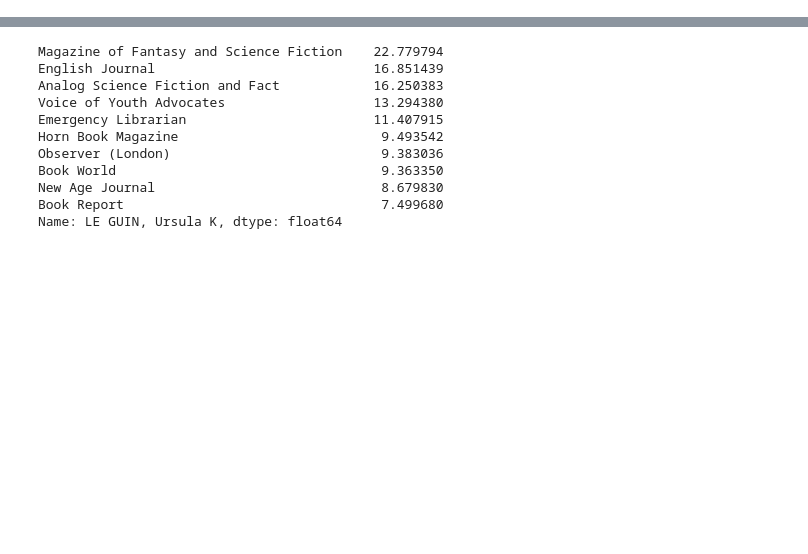
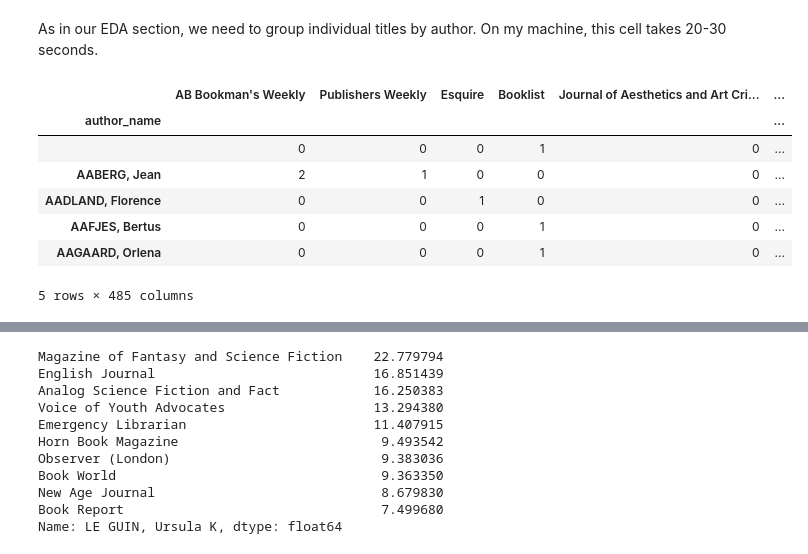
Before and after one commit to jordanpruett/book-review-index, a Jupyter notebook: notebooks/03_tsne.ipynb, the cells around one changed output, grey strips where cells are left out. Drawn from its saved outputs; the diff is of its cells as text; code cells hidden in the pictures; blank space fills up the shorter version.

```diff
--- a/notebooks/03_tsne.ipynb
+++ b/notebooks/03_tsne.ipynb
@@ -34,0 +24,20 @@ df
+# %% [markdown]
+As in our EDA section, we need to group individual titles by author. On my machine, this cell takes 20-30 seconds.
+# %%
+df = pd.read_csv('../data/processed/book_reviews.tsv', sep='\t', index_col=0)
+df['author_name'] = df.index.to_series().str.split('\\|\\|').str[1].str.strip()
+author_total_books = df['author_name'].value_counts()
+df = df.groupby('author_name').sum()
+df = df[df.index.notnull()]
+df = df.drop('#NAME?')
+df.head()
+df.head()
+# %% [output]
+|  | AB Bookman's Weekly | Publishers Weekly | Esquire | Booklist | Journal of Aesthetics and Art Cri... | ... |
+| author_name |  |  |  |  |  | ... |
+|  | 0 | 0 | 0 | 1 | 0 | ... |
+| AABERG, Jean | 2 | 1 | 0 | 0 | 0 | ... |
+| AADLAND, Florence | 0 | 0 | 1 | 0 | 0 | ... |
+| AAFJES, Bertus | 0 | 0 | 0 | 1 | 0 | ... |
+| AAGAARD, Orlena | 0 | 0 | 0 | 1 | 0 | ... |
+5 rows × 485 columns
```
Also changed, not shown: parts of 28 cells of this notebook.
